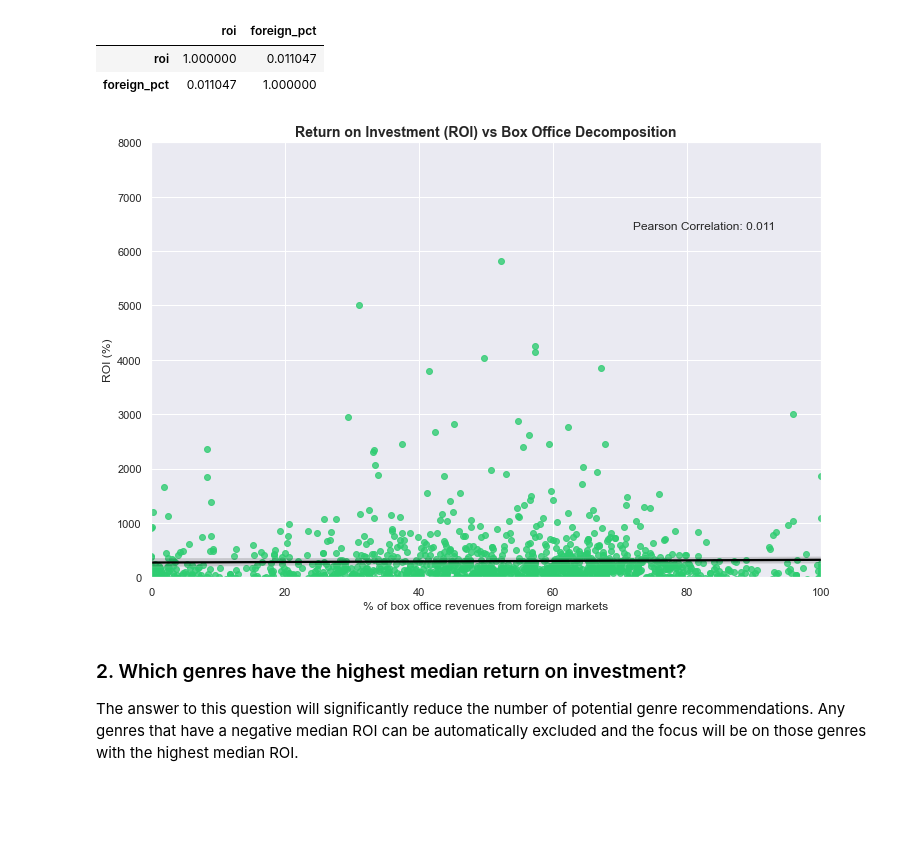
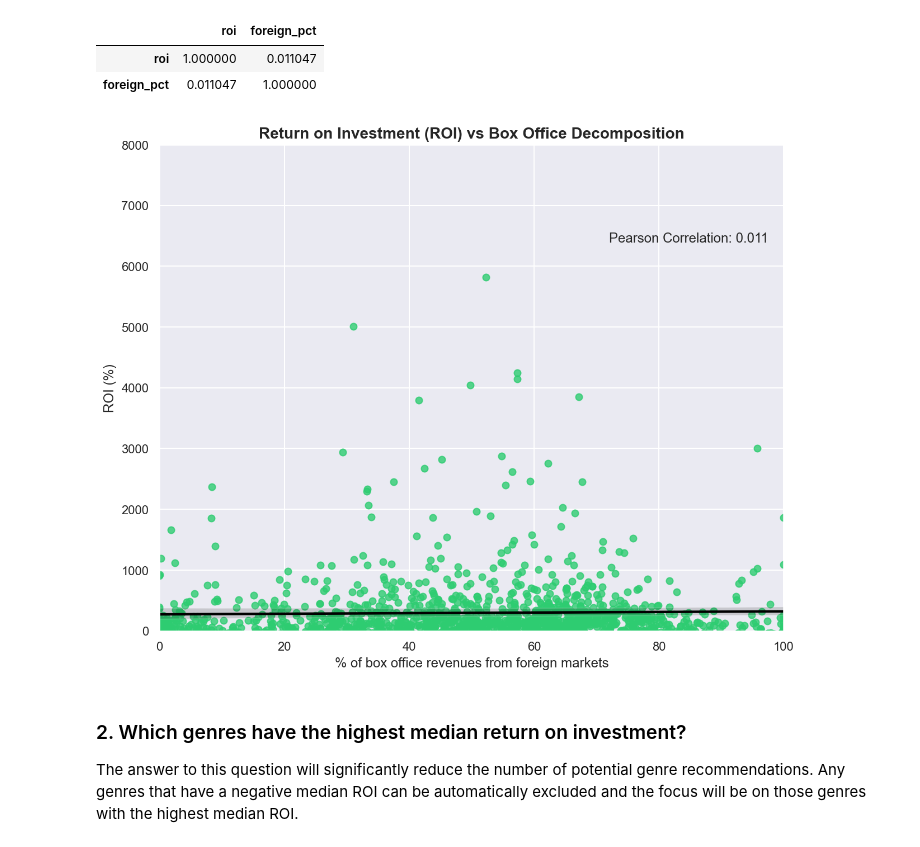
Before and after one commit to tjkyner/flatiron-ds-phase-1-project, a Jupyter notebook: notebooks/analysis.ipynb, the cells around one changed output. Cells and saved outputs as stored; diff of their text form; code cells hidden in the pictures; blank space fills up the shorter version.

Commit message:
increased resolution of plot images

```diff
--- a/notebooks/analysis.ipynb
+++ b/notebooks/analysis.ipynb
@@ -24,6 +24,8 @@ sns.set_theme()
 primary_color = '#2ecc71'
 plt.rcParams['axes.titleweight'] = 'bold'
 plt.rcParams['axes.titlesize'] = 14.0
+plt.rcParams['figure.figsize'] = [10, 8]
+plt.rcParams['figure.dpi'] = 144.0
 # %% [markdown]
 ---
 # %% [markdown]
@@ -85,27 +87,27 @@ df_foreign[['roi', 'foreign_pct']].corr()
 | roi | 1.000000 | 0.011047 |
 | foreign_pct | 0.011047 | 1.000000 |
 # %%
-fig, ax = plt.subplots(figsize=(12, 8))
+fig, ax = plt.subplots()
 
 # Styling
 ax.set_title('Return on Investment (ROI) vs Box Office Decomposition')
 ax.set_ylabel('ROI (%)')
 ax.set_xlabel('% of box office revenues from foreign markets')
 ax.set_ylim(0, 8000)
 ax.text(72, 6400, f"Pearson Correlation: {round(df_foreign[['roi', 'foreign_pct']].corr().iloc[0, 1], 3)}")
 
 # Plotting
 sns.regplot(
     x=df_foreign['foreign_pct'].values,
     y=df_foreign['roi'].values,
     scatter_kws={'color': primary_color},
     line_kws={'color': 'black'}
 )
 
 # Saving image
 plt.savefig('../images/roi_vs_bo-decomp.png')
 # %% [output]
-[figure, old version]
+[figure, new version]
 # %% [markdown]
 ### 2. Which genres have the highest median return on investment?
 The answer to this question will significantly reduce the number of potential genre recommendations. Any genres that have a negative median ROI can be automatically excluded and the focus will be on those genres with the highest median ROI.
```
Also changed, not shown: parts of 3 cells of this notebook, 4 other files.
